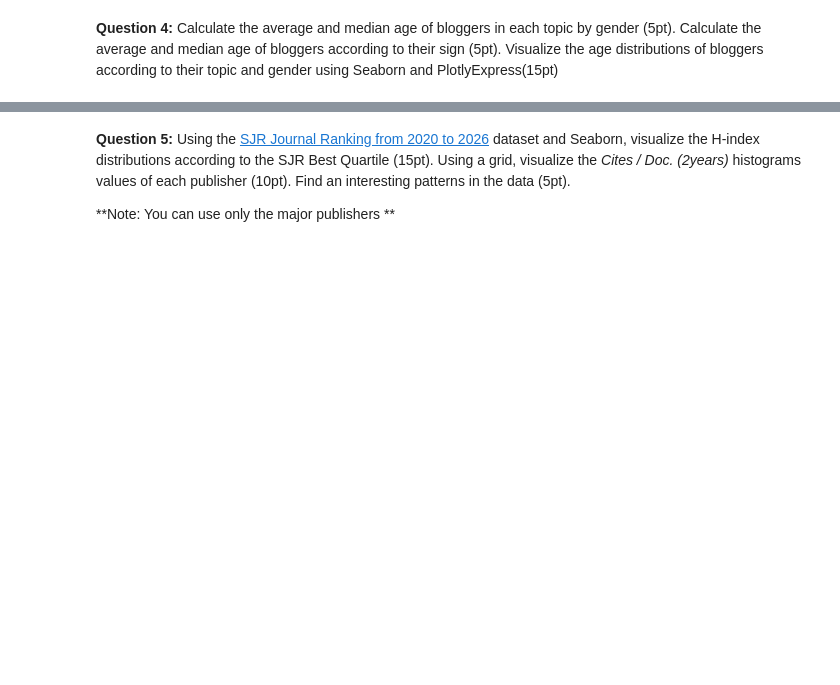
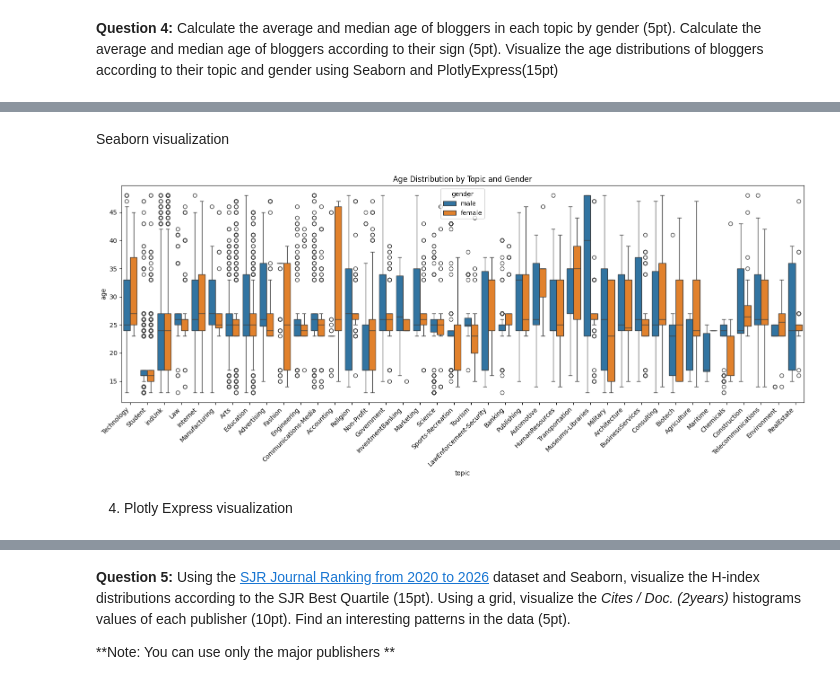
Before and after one commit to necheyberhe/BDA-Homework3-42826, a Jupyter notebook: HW_3_Version_2.ipynb, the cells around one changed output, grey strips where cells are left out. Saved outputs shown, nothing was run; the diff lists cells and outputs as text; code cells hidden in the pictures; blank space fills up the shorter version.

```diff
--- a/HW_3_Version_2.ipynb
+++ b/HW_3_Version_2.ipynb
@@ -21,0 +395,6 @@ Visualize the age distributions  of bloggers according to their  topic and gende
+# %%
+import dask.dataframe as dd
+
+ddf = dd.read_csv("blogtext.csv")
+
+ddf.head()
@@ -21,0 +488,22 @@ Visualize the age distributions  of bloggers according to their  topic and gende
+# %% [markdown]
+Seaborn visualization
+# %%
+import seaborn as sns
+import matplotlib.pyplot as plt
+
+pdf_sample = (
+    ddf[["age", "topic", "gender"]]
+    .sample(frac=0.05, random_state=42)
+    .compute()
+)
+
+plt.figure(figsize=(16, 7))
+sns.boxplot(data=pdf_sample, x="topic", y="age", hue="gender")
+plt.xticks(rotation=45, ha="right")
+plt.title("Age Distribution by Topic and Gender")
+plt.tight_layout()
+plt.show()
+# %% [output]
+[figure, added]
+# %% [markdown]
+4. Plotly Express visualization
```
Also changed, not shown: parts of 47 cells of this notebook, 5 other files.
